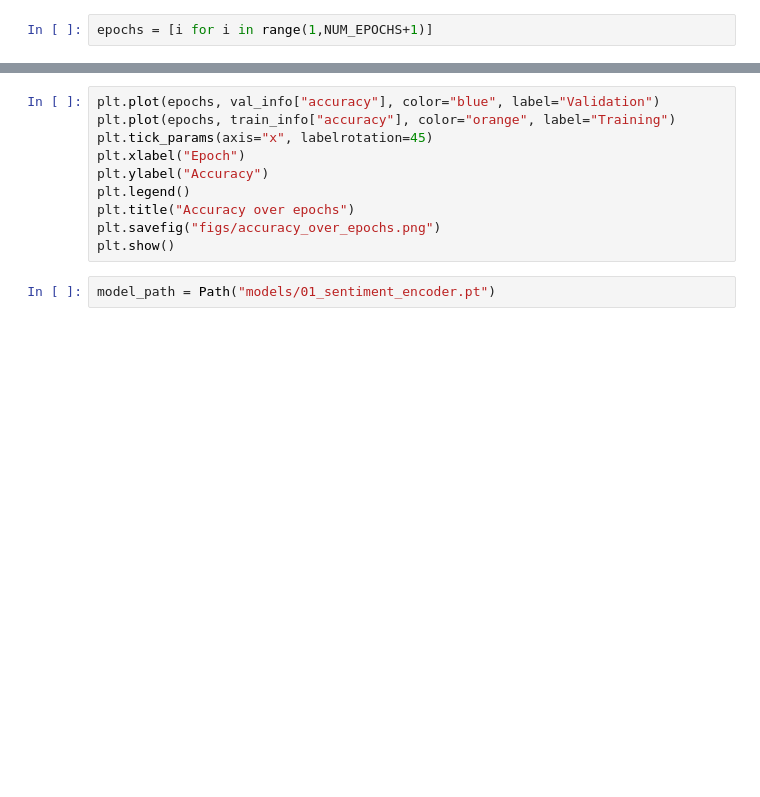
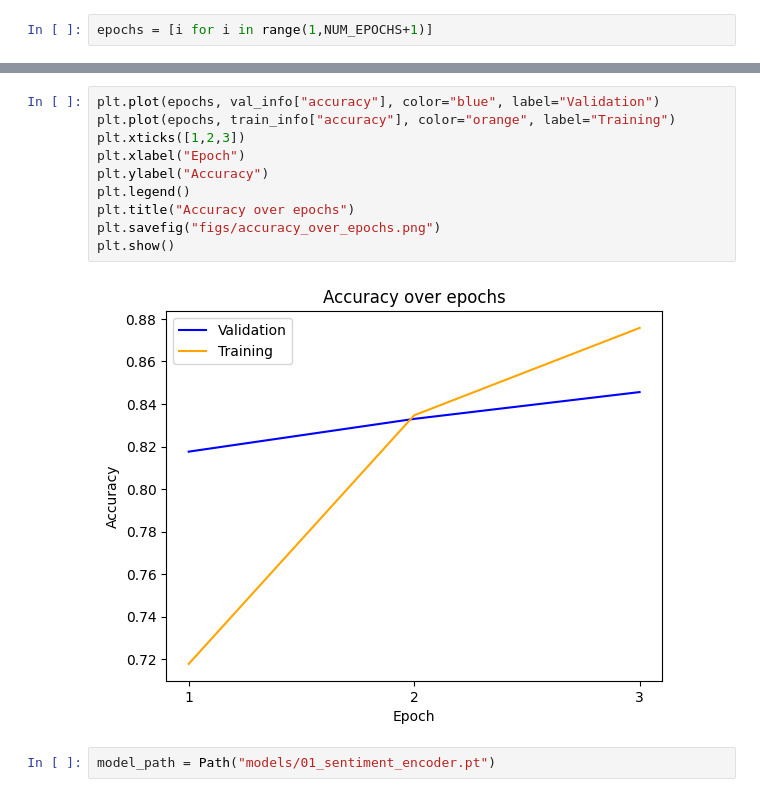
Before and after one commit to Freskoko/inf265_projects, a Jupyter notebook: assignments/src/project_3/01_encoder_sentiment_classifier/imdb_sentiment_encoder.ipynb, the cells around one changed output, grey strips where cells are left out. Saved outputs shown, nothing was run; the diff lists cells and outputs as text; blank space fills up the shorter version.

```diff
--- a/assignments/src/project_3/01_encoder_sentiment_classifier/imdb_sentiment_encoder.ipynb
+++ b/assignments/src/project_3/01_encoder_sentiment_classifier/imdb_sentiment_encoder.ipynb
@@ -531,13 +533,15 @@ plt.show()
 # %%
 plt.plot(epochs, val_info["accuracy"], color="blue", label="Validation")
 plt.plot(epochs, train_info["accuracy"], color="orange", label="Training")
-plt.tick_params(axis="x", labelrotation=45)
+plt.xticks([1,2,3])
 plt.xlabel("Epoch")
 plt.ylabel("Accuracy")
 plt.legend()
 plt.title("Accuracy over epochs")
 plt.savefig("figs/accuracy_over_epochs.png")
 plt.show()
+# %% [output]
+[figure, added]
 # %%
 model_path = Path("models/01_sentiment_encoder.pt")
 # %%
```
Also changed, not shown: parts of 5 cells of this notebook, 3 other files.
